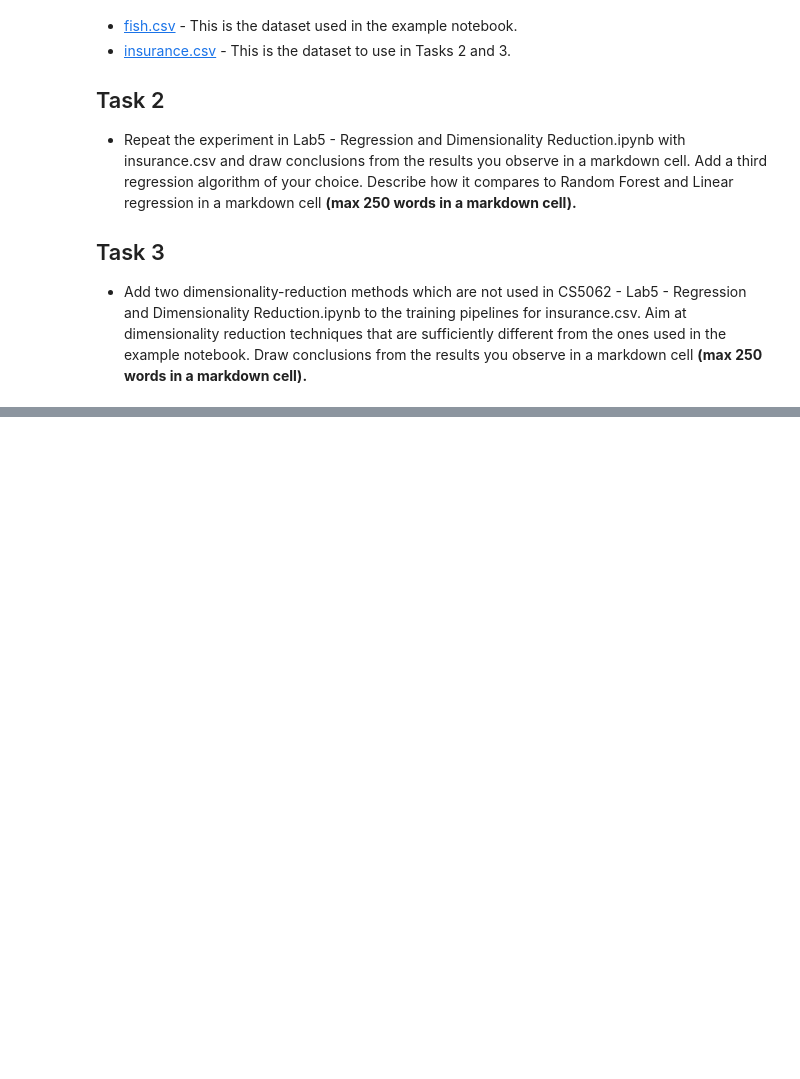
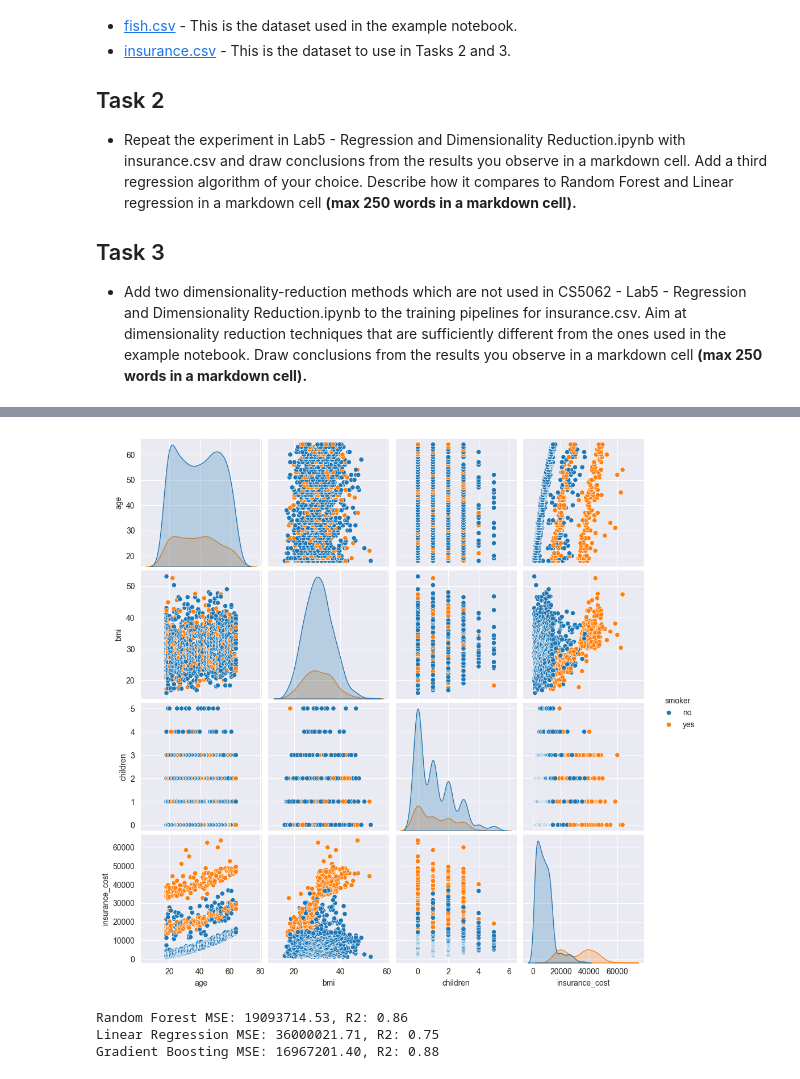
Before and after one commit to CraigPhayer/CS4168---DATA-MINING-LABS, a Jupyter notebook: Lab05/lab5.ipynb, the cells around one changed output, grey strips where cells are left out. Saved outputs shown, nothing was run; the diff lists cells and outputs as text; code cells hidden in the pictures; blank space fills up the shorter version.

```diff
--- a/Lab05/lab5.ipynb
+++ b/Lab05/lab5.ipynb
@@ -24,0 +147,6 @@ The first goal of Lab 5 is to understand how to introduce dimensionality reducti
+# %%
+# Visualize relationships with charges
+sns.pairplot(df, hue="smoker")
+plt.show()
+# %% [output]
+[figure, added]
@@ -24,0 +165,30 @@ The first goal of Lab 5 is to understand how to introduce dimensionality reducti
+# %%
+# Training and Evaluation
+
+X_train, X_test, y_train, y_test = train_test_split(X, y, test_size=0.2, random_state=42)
+
+# Pipelines
+models = {
+    "Random Forest": RandomForestRegressor(n_estimators=100, random_state=42),
+    "Linear Regression": LinearRegression(),
+    "Gradient Boosting": GradientBoostingRegressor(random_state=42)
+}
+results = []
+
+for name, model in models.items():
+    pipeline = Pipeline([
+        ('preprocessor', preprocessor_pipeline),
+        ('model', model)
+    ])
+    pipeline.fit(X_train, y_train)
+    y_pred = pipeline.predict(X_test)
+    mse = mean_squared_error(y_test, y_pred)
+    r2 = r2_score(y_test, y_pred)
+    results.append({"Model": name, "MSE": mse, "R2": r2})
+    print(f"{name} MSE: {mse:.2f}, R2: {r2:.2f}")
+
+results = pd.DataFrame(results)
+# %% [output]
+Random Forest MSE: 19093714.53, R2: 0.86
+Linear Regression MSE: 36000021.71, R2: 0.75
+Gradient Boosting MSE: 16967201.40, R2: 0.88
```
Also changed, not shown: parts of 13 cells of this notebook.
